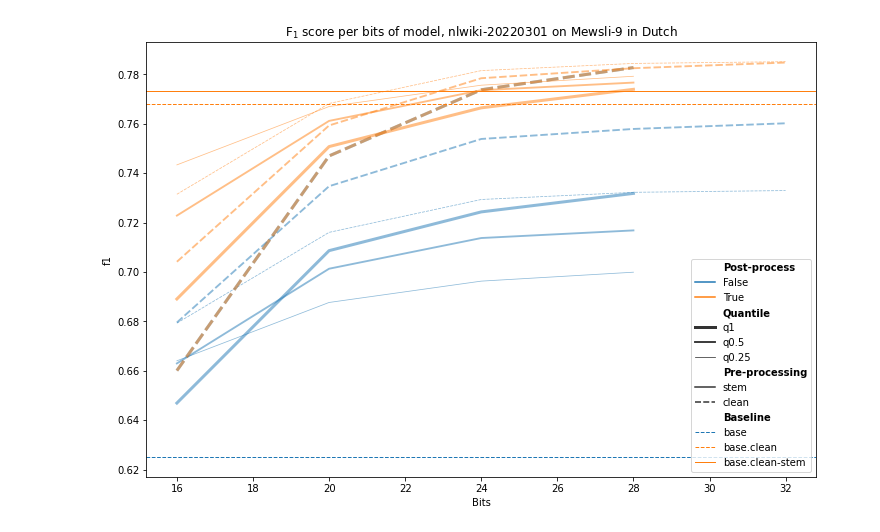
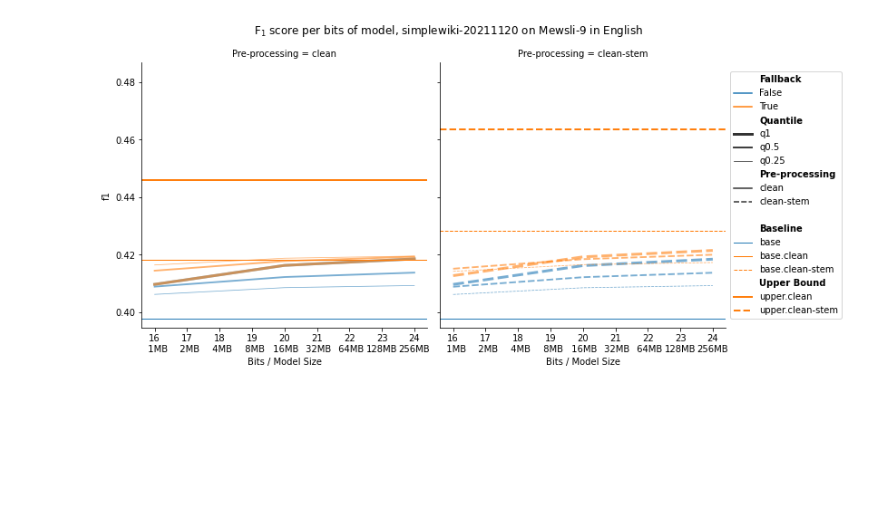
Before and after one commit to bennokr/minimEL, a Jupyter notebook: performance-plots.ipynb, the cells around one changed output. Saved outputs shown, nothing was run; the diff lists cells and outputs as text; code cells hidden in the pictures; blank space fills up the shorter version.

```diff
--- a/performance-plots.ipynb
+++ b/performance-plots.ipynb
@@ -1,14 +1,15 @@
 # %%
 import pathlib
 
-# wiki, version, langcode = 'simplewiki', '20211120', 'en'
+wiki, version, langcode = 'simplewiki', '20211120', 'en'
 # wiki, version, langcode = 'tawiki', '20220301', 'ta'
 # wiki, version, langcode = 'fawiki', '20220301', 'fa'
 # wiki, version, langcode = 'trwiki', '20220301', 'tr'
-wiki, version, langcode = 'nlwiki', '20220301', 'nl'
+# wiki, version, langcode = 'nlwiki', '20220301', 'nl'
 # wiki, version, langcode = 'arwiki', '20220301', 'ar'
 # wiki, version, langcode = 'srwiki', '20220301', 'sr'
 # wiki, version, langcode = 'eswiki', '20220301', 'es'
+usefeats = False
 
 fpreds = sorted(pathlib.Path(f'wiki/{wiki}-{version}/experiments/').glob('*.tsv'))
 fgold = pathlib.Path(f'evaluation/Mewsli-9/{langcode}.tsv')
@@ -18,6 +19,7 @@ df = evaluate(fgold, *fpreds)
 # %%
 import pandas as pd
 
+# Load ablations
 abl = pd.Series(df.index).str.extract(
     'pred-mewsli.'
     '(?P<kind>\w+)'
@@ -27,16 +29,18 @@ abl = pd.Series(df.index).str.extract(
     '(?P<c>\..*?)?$'
 )
 abl['c'] = abl['c'].fillna('')
-abl['c'] = abl.apply(lambda s: (s['c']!='') if s['kind']!='base' else s['c'], axis=1)
+abl['c'] = abl.apply(
+    lambda s: (s['c']!='') if s['kind'] not in ['base', 'upper'] else s['c'], axis=1)
 abl['b'] = abl['b'].str[1:-1].astype('float').astype('Int32')
 abl['f'] = abl['f'].fillna('')
+abl['kind'] = abl['kind'].replace('stem', 'clean-stem')
 
 
 f1 = df.set_index(pd.MultiIndex.from_frame(abl))[('micro','fscore')].rename('f1')
 
-usefeats = False
 f = (f1.index.get_level_values('f')!='') if usefeats else (f1.index.get_level_values('f')=='')
-f1 = f1[(f1.index.get_level_values('kind')=='base') | f]
+d = (f1.index.get_level_values('kind')=='base') | (f1.index.get_level_values('kind')=='upper')
+f1 = f1[d | f]
 f1 = f1.droplevel('f')
 f1
 # %% [output]
@@ -61,36 +65,72 @@ Name: f1, dtype: float64
 import seaborn as sns
 import matplotlib.pyplot as plt
 
-data = f1[f1.index.drop(['base'])].reset_index().rename(columns={
-    'c': 'Post-process',
+# PLOTTING
+
+data = f1[f1.index.drop(['base', 'upper'])].reset_index().rename(columns={
+    'c': 'Fallback',
     'q': 'Quantile',
     'b': 'Bits',
     'kind': 'Pre-processing',
-})[::-1]
+}).sort_values(['Pre-processing','Quantile'], ascending=[1,0])
 
-fig, ax = plt.subplots(figsize=(12,8))
-sns.lineplot(
-    data=data,
-    x='Bits', y='f1', hue='Post-process', style='Pre-processing', size='Quantile',
-    alpha=.5,
-    ax=ax)
+fig = plt.figure(figsize=(12,8))
+g = sns.relplot(
+    kind='line', data=data,
+    x='Bits', y='f1', hue='Fallback', col='Pre-processing', style='Pre-processing', size='Quantile',
+    alpha=.6)
 
-handles, labels = ax.get_legend_handles_labels()
+handles, labels = g._legend.get_lines(), [t.get_text() for t in g._legend.get_texts()]
+handles.append( handles[0] ), labels.append('')
+
 handles.append( handles[0] ), labels.append('Baseline')
 for (_,_,c), basef1 in f1.loc['base'].sort_index().iteritems():
-    ls = '-' if 'stem' in c else '--'
+    ls = '--' if ('stem' in c) else '-'
     color = 'C1' if c else 'C0'
     label = f'base{c[:-3]}'
-    handles.append( ax.axhline(basef1, ls=ls, linewidth=1, color=color, label=label) )
+    for ax in g.axes.flatten():
+        if (not c) or (('stem' in c) == ('stem' in ax.get_title())):
+            h = ax.axhline(basef1, ls=ls, linewidth=1, color=color, label=label)
+    handles.append( h )
     labels.append(label)
 
-legend = plt.legend(handles=handles, labels=labels)
+handles.append( handles[0] ), labels.append('Upper Bound')
+for (_,_,c), basef1 in f1.loc['upper'].sort_index().iteritems():
+    ls = '--' if ('stem' in c) else '-'
+    color = 'C1' if c else 'C0'
+    label = f'upper{c[:-3]}'
+    for ax in g.axes.flatten():
+        if (not c) or (('stem' in c) == ('stem' in ax.get_title())):
+            h = ax.axhline(basef1, ls=ls, linewidth=2, color=color, label=label)
+    handles.append( h )
+    labels.append(label)
+
+g._legend.remove()
+legend = plt.legend(handles=handles, labels=labels, loc='center left', bbox_to_anchor=(1, 0.5))
 for h, text in zip(handles, legend.get_texts()):
     if not h.get_visible():
         text.set_fontweight('bold')
+y0,y1 = ax.get_ylim()
+ax.set_ylim([y0, y1+.02])
+
+def sizeof_fmt(num, suffix="B"):
+    for unit in ["", "K", "M", "G", "T", "P", "E", "Z"]:
+        if abs(num) < 1024.0:
+            return f"{num:3.0f}{unit}{suffix}"
+        num /= 1024.0
+    return f"{num:.1f}Y{suffix}"
+for ax in g.axes.flatten():
+    l = [f'{int(x)}\n{sizeof_fmt(2**x*16)}' for x in ax.get_xticks()]
+    ax.set_xticklabels(l)
+    ax.set_xlabel('Bits / Model Size')
 
 from minimel import code_name
+code_name['fa'] = 'Persian'
+code_name['ja'] = 'Japanese'
 langname = code_name.get(langcode).title()
-plt.title(f'F$_1$ score per bits of model, {wiki}-{version} on Mewsli-9 in {langname}')
+g.figure.suptitle(f'F$_1$ score per bits of model, {wiki}-{version} on Mewsli-9 in {langname}', y=1.05)
+
+plt.rcParams['pgf.texsystem'] = 'pdflatex'
+plt.savefig(f'paper/{wiki}-{version}.pgf', bbox_inches='tight')
 None
 # %% [output]
@@ -97 +138 @@ None
-[figure, old version]
+[figure, new version]
```
Also changed, not shown: parts of 8 cells of this notebook, 10 other files.
